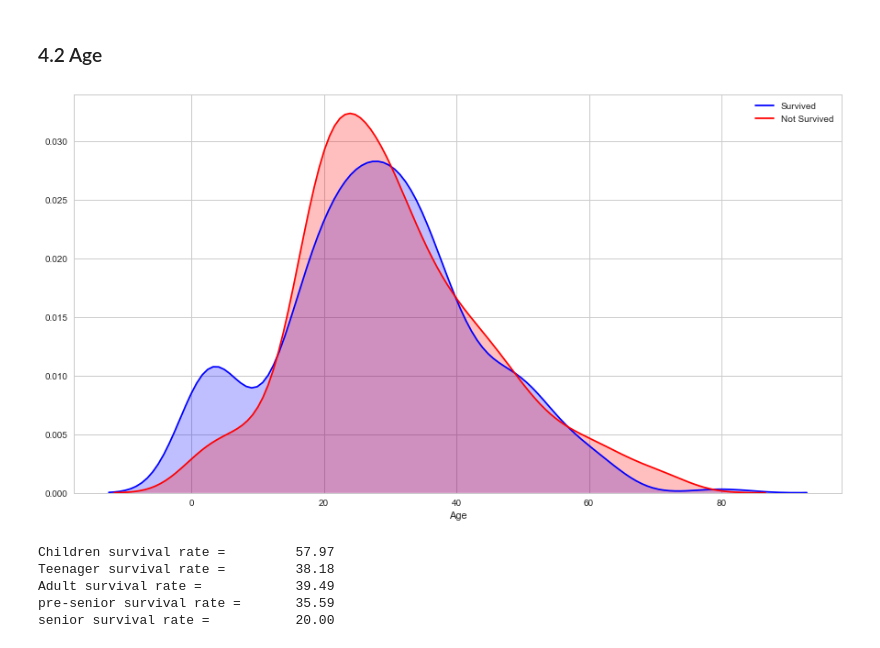
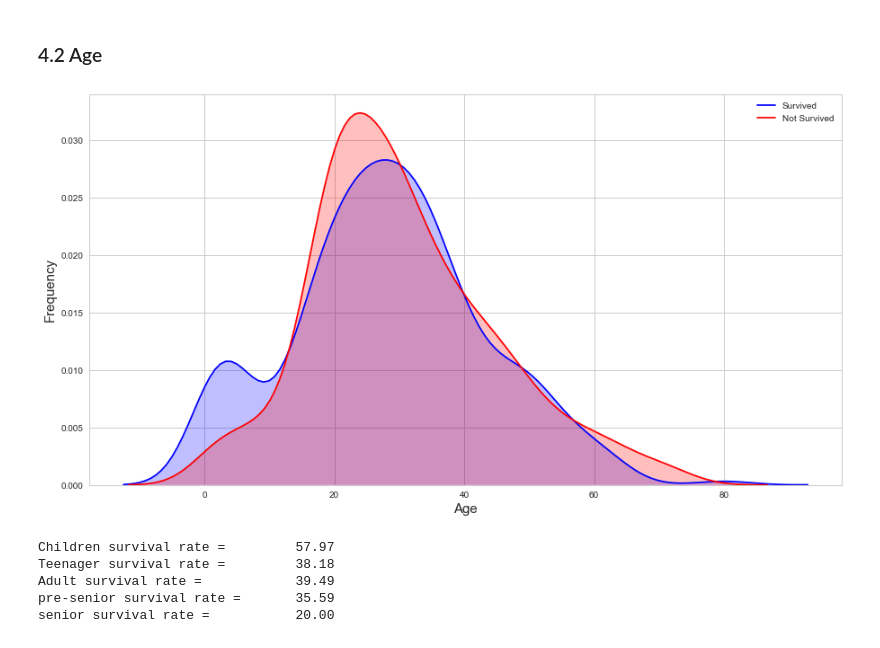
Before and after one commit to tdody/Kaggle, a Jupyter notebook: Titanic/Titanic.ipynb, the cells around one changed output. Saved outputs shown, nothing was run; the diff lists cells and outputs as text; code cells hidden in the pictures.

```diff
--- a/Titanic/Titanic.ipynb
+++ b/Titanic/Titanic.ipynb
@@ -358,11 +394,12 @@ Based on the boxplot, the gender appears to be a critical feature when it comes
 # %%
 # Plot kernel density plot
 fig, ax = plt.subplots(figsize=(15,8))
 ax = sns.kdeplot(train.loc[(train.Survived==1),'Age'],shade=True,color='blue',label='Survived');
 ax = sns.kdeplot(train.loc[(train.Survived==0),'Age'],shade=True,color='red',label='Not Survived')
-ax.set_xlabel('Age');
+ax.set_ylabel('Frequency',fontsize=15)
+ax.set_xlabel('Age',fontsize=15);
 # %% [output]
-[figure, old version]
+[figure, new version]
 # %%
 print("Children survival rate = \t %.2f" % round(train[train.Age <= 12]['Survived'].mean()*100,2))
 print("Teenager survival rate = \t %.2f" % round(train[(train.Age > 12) & (train.Age <= 20)]['Survived'].mean()*100,2))
```
Also changed, not shown: parts of 49 cells of this notebook.
